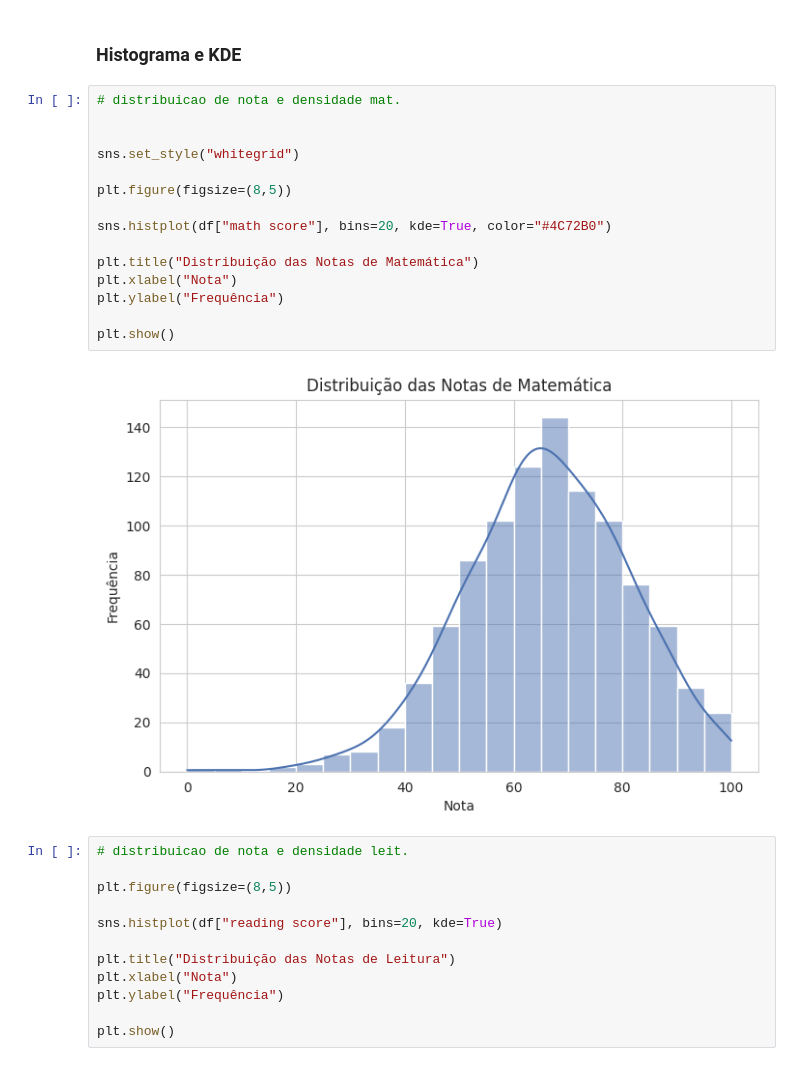
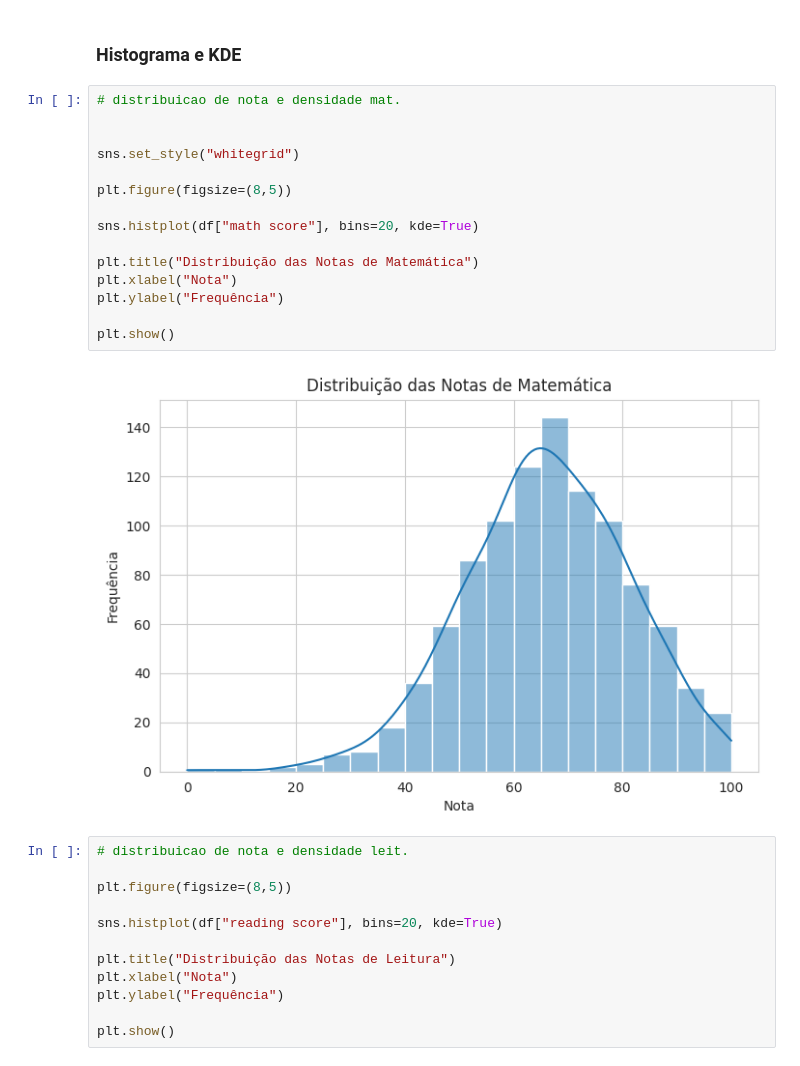
Before and after one commit to Vieiraligia/Data-Science-and-Analytics, a Jupyter notebook: MVP Analise de Dados e Boas Praticas/MVP_AnalisedeDadoseBoasPraticas.ipynb, the cells around one changed output. Cells and saved outputs as stored; diff of their text form.

```diff
--- a/MVP Analise de Dados e Boas Praticas/MVP_AnalisedeDadoseBoasPraticas.ipynb
+++ b/MVP Analise de Dados e Boas Praticas/MVP_AnalisedeDadoseBoasPraticas.ipynb
@@ -220,20 +220,20 @@ A análise dos quartis permite identificar a faixa em que se concentra a maior p
 # %%
 # distribuicao de nota e densidade mat.
 
 
 sns.set_style("whitegrid")
 
 plt.figure(figsize=(8,5))
 
-sns.histplot(df["math score"], bins=20, kde=True, color="#4C72B0")
+sns.histplot(df["math score"], bins=20, kde=True)
 
 plt.title("Distribuição das Notas de Matemática")
 plt.xlabel("Nota")
 plt.ylabel("Frequência")
 
 plt.show()
 # %% [output]
-[figure, old version]
+[figure, new version]
 # %%
 # distribuicao de nota e densidade leit.
 
```
Also changed, not shown: parts of 1 cell of this notebook.
